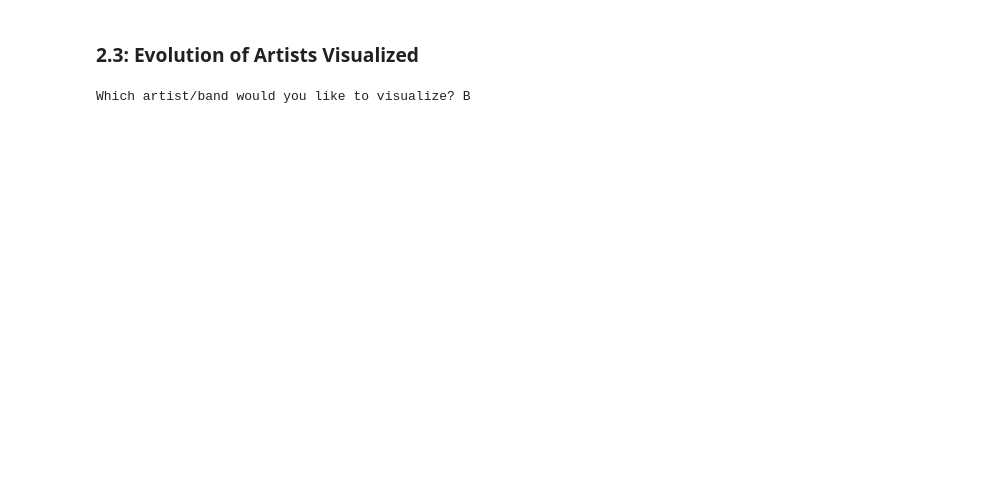
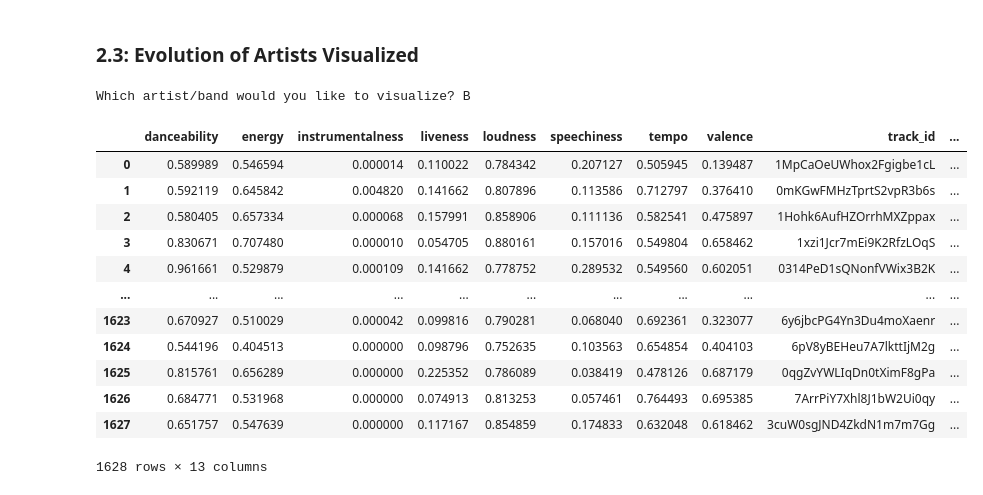
Before and after one commit to rjpost20/Onramp-Project, a Jupyter notebook: Project-Notebook-V2.ipynb, the cells around one changed output. Cells and saved outputs as stored; diff of their text form; code cells hidden in the pictures; blank space fills up the shorter version.

```diff
--- a/Project-Notebook-V2.ipynb
+++ b/Project-Notebook-V2.ipynb
@@ -1372,3 +1410,25 @@ plt.show();
 artist = input('Which artist/band would you like to visualize? ')
 # %% [output]
 Which artist/band would you like to visualize? B
+# %%
+viz3_df = viz1_df_scaled.merge(tracks_df[['track_id', 'album_id']], on='track_id').drop(columns='genre')
+
+viz3_df = viz3_df.merge(albums_df[['album_id', 'artist_id', 'release_date']], on='album_id')
+
+viz3_df = viz3_df.merge(artists_df[['artist_id', 'artist_name']], on='artist_id')
+
+viz3_df
+# %% [output]
+|  | danceability | energy | instrumentalness | liveness | loudness | speechiness | tempo | valence | track_id | ... |
+| 0 | 0.589989 | 0.546594 | 0.000014 | 0.110022 | 0.784342 | 0.207127 | 0.505945 | 0.139487 | 1MpCaOeUWhox2Fgigbe1cL | ... |
+| 1 | 0.592119 | 0.645842 | 0.004820 | 0.141662 | 0.807896 | 0.113586 | 0.712797 | 0.376410 | 0mKGwFMHzTprtS2vpR3b6s | ... |
+| 2 | 0.580405 | 0.657334 | 0.000068 | 0.157991 | 0.858906 | 0.111136 | 0.582541 | 0.475897 | 1Hohk6AufHZOrrhMXZppax | ... |
+| 3 | 0.830671 | 0.707480 | 0.000010 | 0.054705 | 0.880161 | 0.157016 | 0.549804 | 0.658462 | 1xzi1Jcr7mEi9K2RfzLOqS | ... |
+| 4 | 0.961661 | 0.529879 | 0.000109 | 0.141662 | 0.778752 | 0.289532 | 0.549560 | 0.602051 | 0314PeD1sQNonfVWix3B2K | ... |
+| ... | ... | ... | ... | ... | ... | ... | ... | ... | ... | ... |
+| 1623 | 0.670927 | 0.510029 | 0.000042 | 0.099816 | 0.790281 | 0.068040 | 0.692361 | 0.323077 | 6y6jbcPG4Yn3Du4moXaenr | ... |
+| 1624 | 0.544196 | 0.404513 | 0.000000 | 0.098796 | 0.752635 | 0.103563 | 0.654854 | 0.404103 | 6pV8yBEHeu7A7lkttIjM2g | ... |
+| 1625 | 0.815761 | 0.656289 | 0.000000 | 0.225352 | 0.786089 | 0.038419 | 0.478126 | 0.687179 | 0qgZvYWLIqDn0tXimF8gPa | ... |
+| 1626 | 0.684771 | 0.531968 | 0.000000 | 0.074913 | 0.813253 | 0.057461 | 0.764493 | 0.695385 | 7ArrPiY7Xhl8J1bW2Ui0qy | ... |
+| 1627 | 0.651757 | 0.547639 | 0.000000 | 0.117167 | 0.854859 | 0.174833 | 0.632048 | 0.618462 | 3cuW0sgJND4ZkdN1m7m7Gg | ... |
+1628 rows × 13 columns
```
Also changed, not shown: parts of 5 cells of this notebook.
